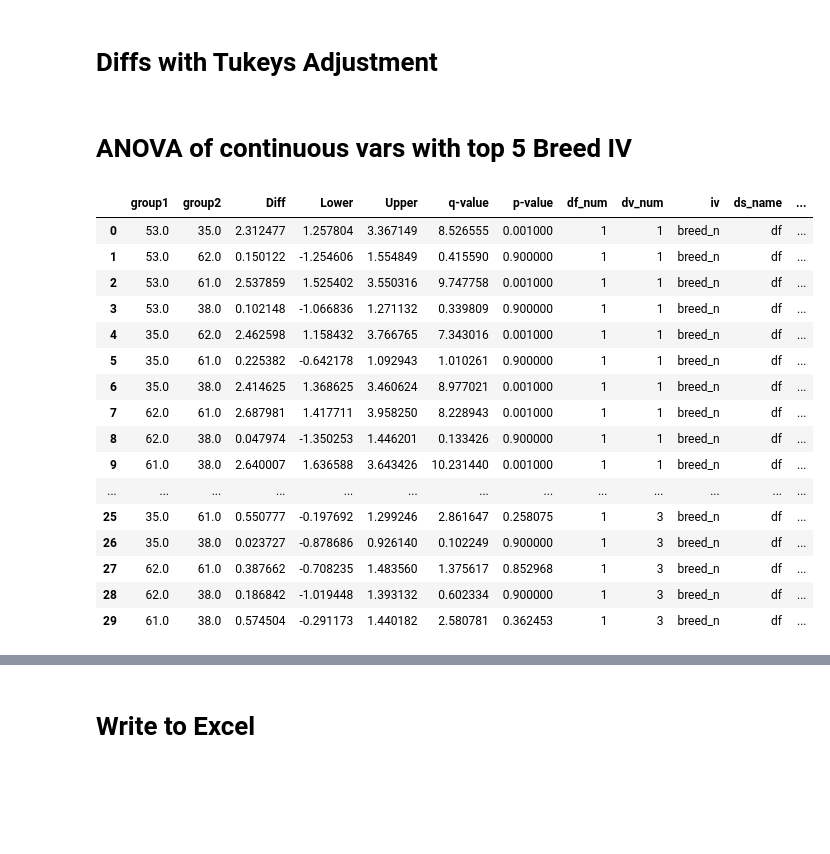
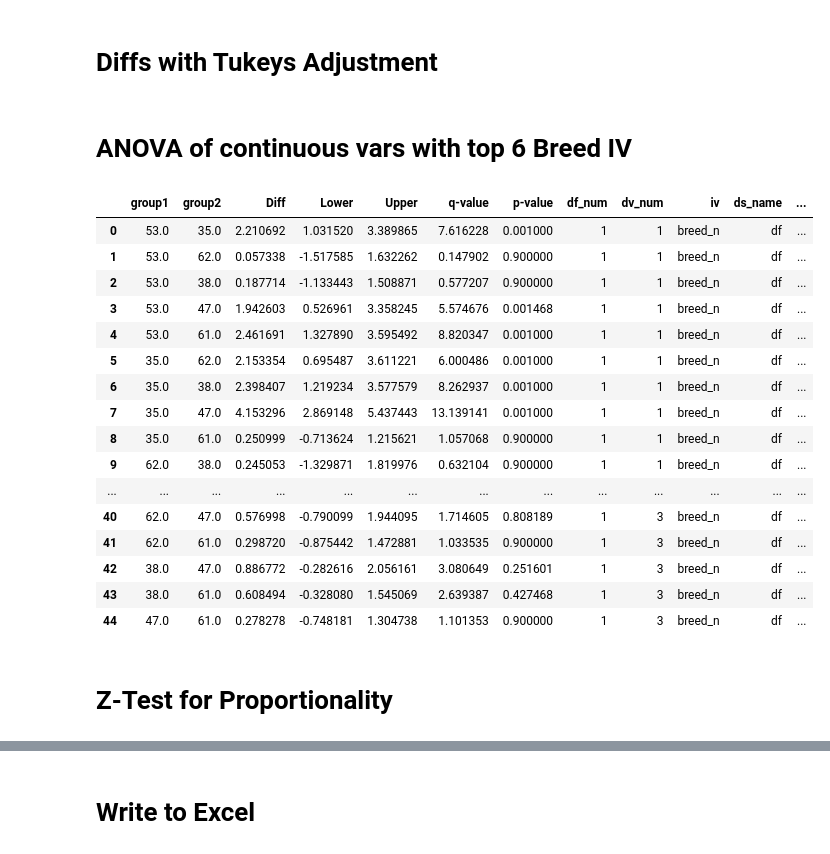
Before and after one commit to lambconsulting/weisss_ephss, a Jupyter notebook: ephss_20230107.ipynb, the cells around one changed output, grey strips where cells are left out. Saved outputs shown, nothing was run; the diff lists cells and outputs as text; code cells hidden in the pictures; blank space fills up the shorter version.

```diff
--- a/ephss_20230107.ipynb
+++ b/ephss_20230107.ipynb
@@ -301,0 +359,7 @@ See the caveats in the documentation: https://pandas.pydata.org/pandas-docs/stab
+# %%
+# breed_t5_list = [62, 61, 53, 47, 38, 35]
+breed_t6_list = df['breed_n'].value_counts().keys()[0:6].sort_values(ascending=False).tolist()
+breed_mask = (df['breed_n'].isin(breed_t6_list))
+breed_t6 = df.loc[breed_mask]
+print(breed_t6_list)
+print(df.shape)
@@ -306,36 +634,40 @@ See the caveats in the documentation: https://pandas.pydata.org/pandas-docs/stab
 my_list = cat.copy()
 my_list.remove("breed_n")
 my_list += ['breed_n']
+# Remove 'age_lt_90', with data update
+# my_list += ['age_lt_730','age_gt_1095','age_90_730','age_730_1095', 'age_2p5_5_10yr']
+my_list += ['age_2p5_5_10yr']
+# Adding in top breed and shunt types
+my_list += ['shunt_t10', 'shunt_t9', 'shunt_t7', 'shunt_t6', 'shunt_t5', 'shunt_t4', 'shunt_t3', 'shunt_t2', 'shunt_t1', 'breed_t6', 'breed_t5', 'breed_t4', 'breed_t3', 'breed_t2', 'breed_t1']
 
-my_list += ['age_lt_90','age_lt_730','age_gt_1095','age_90_730','age_730_1095']
+my_cat_df_list = ['cat_df', 'df_90_912p5', 'df_912p5_1825', 'df_1825_3560', 'df_90_3560']
+cat_df = pd.DataFrame()
+# cat_df_90_730 = pd.DataFrame()
+# cat_df_730_1095 = pd.DataFrame()
+# cat_df_1095 = pd.DataFrame()
+cat_df_90_912p5 = pd.DataFrame()
+cat_df_912p5_1825 = pd.DataFrame()
+cat_df_1825_3560 = pd.DataFrame()
+cat_df_90_3560 = pd.DataFrame()
 
 
-
-my_cat_df_list = ['cat_df', 'cat_df_90_730', 'cat_df_730_1095', 'cat_df_1095']
-cat_df = pd.DataFrame()
-cat_df_90_730 = pd.DataFrame()
-cat_df_730_1095 = pd.DataFrame()
-cat_df_1095 = pd.DataFrame()
 
 
 for i in my_list:
     cat_df = cat_df.append(chi_oneway(df,i,"df"))
 
 for i in my_list:
-    cat_df_90_730 = cat_df_90_730.append(chi_oneway(df_90_730,i,"df_90_730"))
+    cat_df_90_912p5 = cat_df_90_912p5.append(chi_oneway(df_90_912p5,i,"df_90_912p5"))
 
 for i in my_list:
-    cat_df_730_1095 = cat_df_730_1095.append(chi_oneway(df_730_1095,i,"df_730_1095"))
+    cat_df_912p5_1825 = cat_df_912p5_1825.append(chi_oneway(df_912p5_1825,i,"df_912p5_1825"))
 
 for i in my_list:
-    cat_df_1095 = cat_df_1095.append(chi_oneway(df_1095,i,"df_1095"))
+    cat_df_1825_3560 = cat_df_1825_3560.append(chi_oneway(df_1825_3560,i,"df_1825_3560"))
+
+for i in my_list:
+    cat_df_90_3560 = cat_df_90_3560.append(chi_oneway(df_90_3560,i,"df_90_3560"))
 
 print(cat_df.shape)
 print(cat_df.head(2))
-print(cat_df_90_730.shape)
-print(cat_df_90_730.head(2))
-print(cat_df_730_1095.shape)
-print(cat_df_730_1095.head(2))
-print(cat_df_1095.shape)
-print(cat_df_1095.head(2))
 # %% [output]
@@ -752,48 +1121,50 @@ diffs
 if normal_on != 0:
     f.close()
 # %% [markdown]
-# ANOVA of continuous vars with top 5 Breed IV
+# ANOVA of continuous vars with top 6 Breed IV
 # %%
 
 res = stat()
 data_dict = {}
 t5_breed_data = pd.DataFrame()
 
 dvs = {1:'wt_kg', 2:'age_d', 3:'pps_n'}
 
 cat_breed = ['breed_n']
-ds_breed = {1:breed_t5}
+ds_breed = {1:breed_t6}
 
 for i in cat_breed:
     for k1,v1 in dvs.items():
         for k, v in ds_breed.items():
             res.tukey_hsd(df=v, res_var=v1, xfac_var=i, anova_model=v1 + ' ~ C(' + i + ')')
             tmp = res.tukey_summary
             tmp['df_num'] = k
             tmp['dv_num'] = k1
             tmp['iv'] = i
             data_dict[k] = tmp
             t5_breed_data = t5_breed_data.append(data_dict[k])
 
 
 breed_diffs = pd.merge(t5_breed_data, lob_df, on=["df_num"])
 breed_diffs = pd.merge(breed_diffs, dv_df, on=["dv_num"])
 breed_diffs
 # %% [output]
 |  | group1 | group2 | Diff | Lower | Upper | q-value | p-value | df_num | dv_num | iv | ds_name | ... |
-| 0 | 53.0 | 35.0 | 2.312477 | 1.257804 | 3.367149 | 8.526555 | 0.001000 | 1 | 1 | breed_n | df | ... |
-| 1 | 53.0 | 62.0 | 0.150122 | -1.254606 | 1.554849 | 0.415590 | 0.900000 | 1 | 1 | breed_n | df | ... |
-| 2 | 53.0 | 61.0 | 2.537859 | 1.525402 | 3.550316 | 9.747758 | 0.001000 | 1 | 1 | breed_n | df | ... |
-| 3 | 53.0 | 38.0 | 0.102148 | -1.066836 | 1.271132 | 0.339809 | 0.900000 | 1 | 1 | breed_n | df | ... |
-| 4 | 35.0 | 62.0 | 2.462598 | 1.158432 | 3.766765 | 7.343016 | 0.001000 | 1 | 1 | breed_n | df | ... |
-| 5 | 35.0 | 61.0 | 0.225382 | -0.642178 | 1.092943 | 1.010261 | 0.900000 | 1 | 1 | breed_n | df | ... |
-| 6 | 35.0 | 38.0 | 2.414625 | 1.368625 | 3.460624 | 8.977021 | 0.001000 | 1 | 1 | breed_n | df | ... |
-| 7 | 62.0 | 61.0 | 2.687981 | 1.417711 | 3.958250 | 8.228943 | 0.001000 | 1 | 1 | breed_n | df | ... |
-| 8 | 62.0 | 38.0 | 0.047974 | -1.350253 | 1.446201 | 0.133426 | 0.900000 | 1 | 1 | breed_n | df | ... |
-| 9 | 61.0 | 38.0 | 2.640007 | 1.636588 | 3.643426 | 10.231440 | 0.001000 | 1 | 1 | breed_n | df | ... |
+| 0 | 53.0 | 35.0 | 2.210692 | 1.031520 | 3.389865 | 7.616228 | 0.001000 | 1 | 1 | breed_n | df | ... |
+| 1 | 53.0 | 62.0 | 0.057338 | -1.517585 | 1.632262 | 0.147902 | 0.900000 | 1 | 1 | breed_n | df | ... |
+| 2 | 53.0 | 38.0 | 0.187714 | -1.133443 | 1.508871 | 0.577207 | 0.900000 | 1 | 1 | breed_n | df | ... |
+| 3 | 53.0 | 47.0 | 1.942603 | 0.526961 | 3.358245 | 5.574676 | 0.001468 | 1 | 1 | breed_n | df | ... |
+| 4 | 53.0 | 61.0 | 2.461691 | 1.327890 | 3.595492 | 8.820347 | 0.001000 | 1 | 1 | breed_n | df | ... |
+| 5 | 35.0 | 62.0 | 2.153354 | 0.695487 | 3.611221 | 6.000486 | 0.001000 | 1 | 1 | breed_n | df | ... |
+| 6 | 35.0 | 38.0 | 2.398407 | 1.219234 | 3.577579 | 8.262937 | 0.001000 | 1 | 1 | breed_n | df | ... |
+| 7 | 35.0 | 47.0 | 4.153296 | 2.869148 | 5.437443 | 13.139141 | 0.001000 | 1 | 1 | breed_n | df | ... |
+| 8 | 35.0 | 61.0 | 0.250999 | -0.713624 | 1.215621 | 1.057068 | 0.900000 | 1 | 1 | breed_n | df | ... |
+| 9 | 62.0 | 38.0 | 0.245053 | -1.329871 | 1.819976 | 0.632104 | 0.900000 | 1 | 1 | breed_n | df | ... |
 | ... | ... | ... | ... | ... | ... | ... | ... | ... | ... | ... | ... | ... |
-| 25 | 35.0 | 61.0 | 0.550777 | -0.197692 | 1.299246 | 2.861647 | 0.258075 | 1 | 3 | breed_n | df | ... |
-| 26 | 35.0 | 38.0 | 0.023727 | -0.878686 | 0.926140 | 0.102249 | 0.900000 | 1 | 3 | breed_n | df | ... |
-| 27 | 62.0 | 61.0 | 0.387662 | -0.708235 | 1.483560 | 1.375617 | 0.852968 | 1 | 3 | breed_n | df | ... |
-| 28 | 62.0 | 38.0 | 0.186842 | -1.019448 | 1.393132 | 0.602334 | 0.900000 | 1 | 3 | breed_n | df | ... |
-| 29 | 61.0 | 38.0 | 0.574504 | -0.291173 | 1.440182 | 2.580781 | 0.362453 | 1 | 3 | breed_n | df | ... |
+| 40 | 62.0 | 47.0 | 0.576998 | -0.790099 | 1.944095 | 1.714605 | 0.808189 | 1 | 3 | breed_n | df | ... |
+| 41 | 62.0 | 61.0 | 0.298720 | -0.875442 | 1.472881 | 1.033535 | 0.900000 | 1 | 3 | breed_n | df | ... |
+| 42 | 38.0 | 47.0 | 0.886772 | -0.282616 | 2.056161 | 3.080649 | 0.251601 | 1 | 3 | breed_n | df | ... |
+| 43 | 38.0 | 61.0 | 0.608494 | -0.328080 | 1.545069 | 2.639387 | 0.427468 | 1 | 3 | breed_n | df | ... |
+| 44 | 47.0 | 61.0 | 0.278278 | -0.748181 | 1.304738 | 1.101353 | 0.900000 | 1 | 3 | breed_n | df | ... |
+# %% [markdown]
+# Z-Test for Proportionality
```
Also changed, not shown: parts of 23 cells of this notebook, 5 other files.
